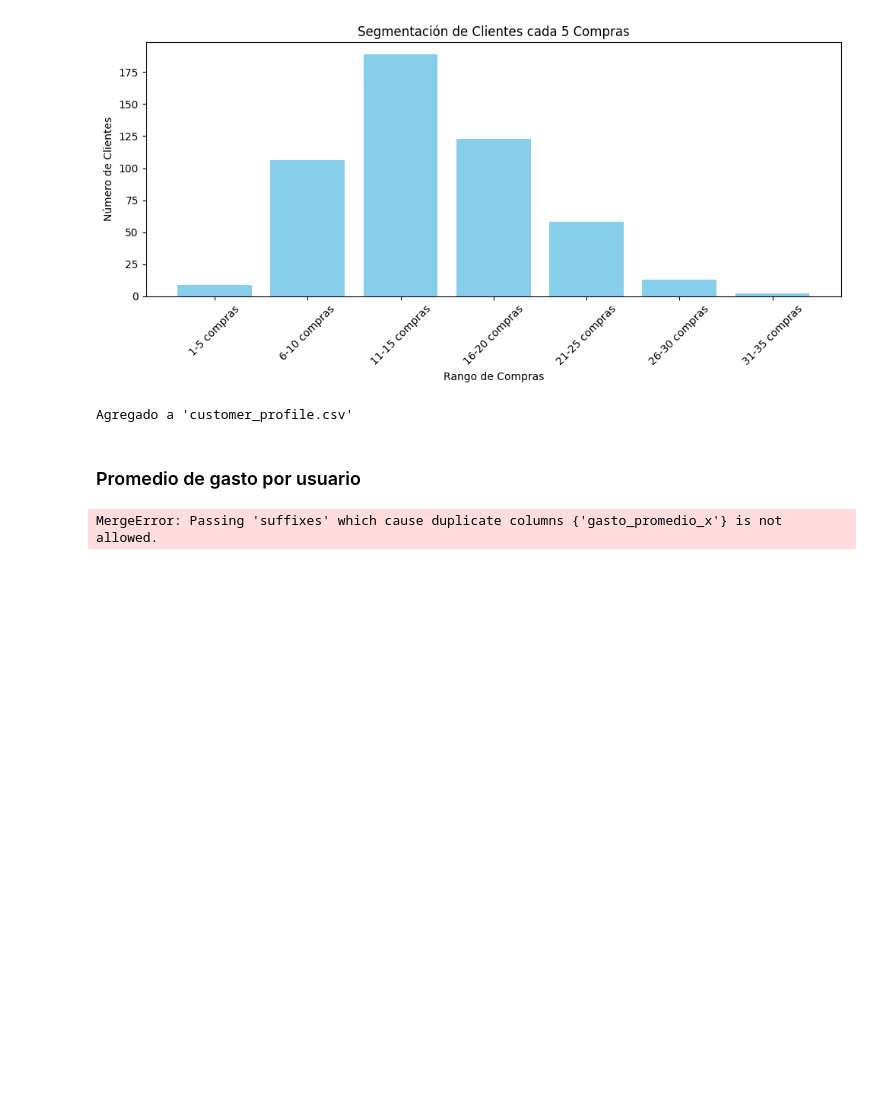
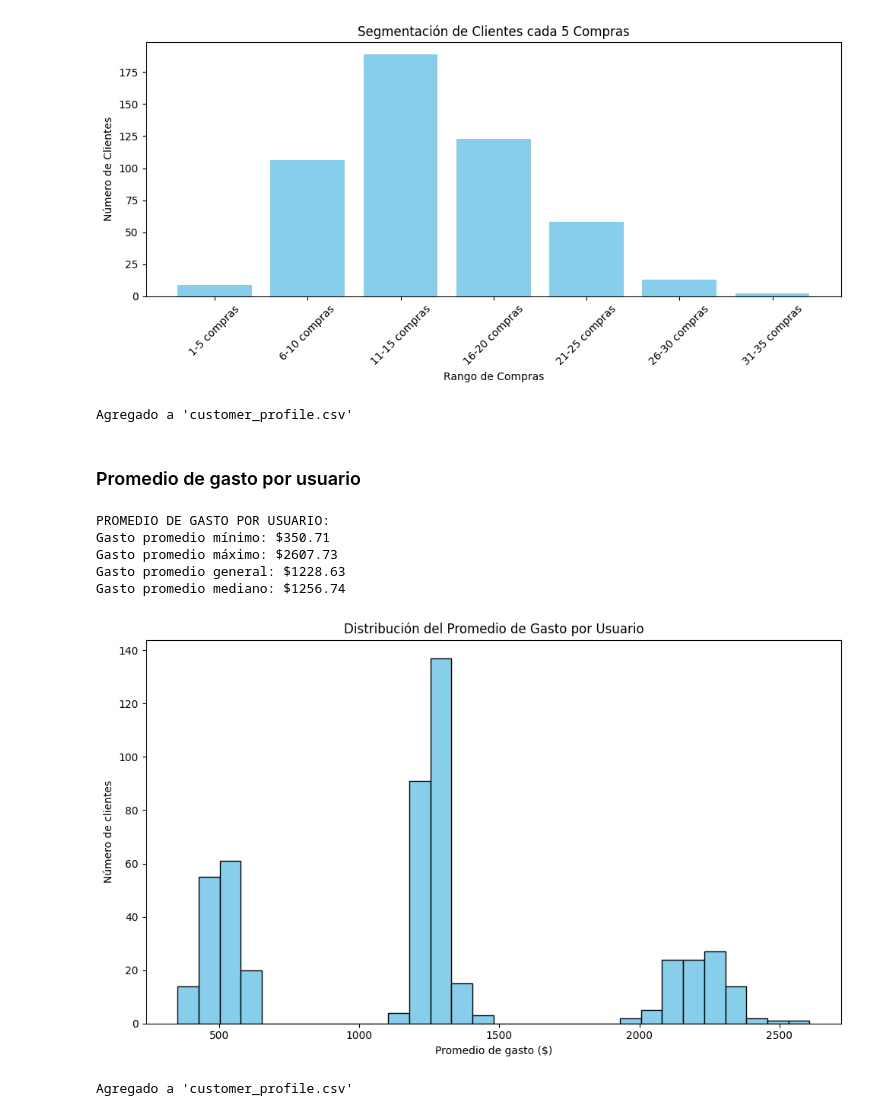
Before and after one commit to marflowersmar/ML25_MD_2025, a Jupyter notebook: src/ml25/P01_avance/Analisis_exploratorio.ipynb, the cells around one changed output. Drawn from its saved outputs; the diff is of its cells as text; code cells hidden in the pictures; blank space fills up the shorter version.

```diff
--- a/src/ml25/P01_avance/Analisis_exploratorio.ipynb
+++ b/src/ml25/P01_avance/Analisis_exploratorio.ipynb
@@ -170,31 +167,39 @@ Agregado a 'customer_profile.csv'
 ### Promedio de gasto por usuario
 # %%
 # Gasto promedio por cliente
-avg_spending = df.groupby('customer_id')['item_price'].mean().reset_index()
-avg_spending.columns = ['customer_id','gasto_promedio']
+avg_spending = (df.groupby('customer_id')['item_price']
+                  .mean().reset_index()
+                  .rename(columns={'item_price':'gasto_promedio'}))
 
 # Unir al perfil
+customer_profile = customer_profile.drop(columns=[c for c in customer_profile.columns if c.startswith('gasto_promedio')], errors='ignore')
 customer_profile = customer_profile.merge(avg_spending, on='customer_id', how='left')
+customer_profile['gasto_promedio'] = customer_profile['gasto_promedio'].fillna(0.0)
 
-# Reemplazar valores vacíos
-customer_profile['gasto_promedio'] = customer_profile['gasto_promedio'].fillna(0)
-
+# Estadísticas
 print("PROMEDIO DE GASTO POR USUARIO:")
 print(f"Gasto promedio mínimo: ${customer_profile['gasto_promedio'].min():.2f}")
 print(f"Gasto promedio máximo: ${customer_profile['gasto_promedio'].max():.2f}")
 print(f"Gasto promedio general: ${customer_profile['gasto_promedio'].mean():.2f}")
 print(f"Gasto promedio mediano: ${customer_profile['gasto_promedio'].median():.2f}")
 
-# Histograma
+# Gráfico de distribución
 plt.figure(figsize=(10,6))
-plt.hist(customer_profile['gasto_promedio'], bins=20, color='skyblue', edgecolor='black')
+plt.hist(customer_profile['gasto_promedio'], bins=30, color='skyblue', edgecolor='black')
 plt.title('Distribución del Promedio de Gasto por Usuario')
 plt.xlabel('Promedio de gasto ($)')
 plt.ylabel('Número de clientes')
+plt.tight_layout()
 plt.show()
 
-# Guardar
+# Guardar CSV
 customer_profile.to_csv("customer_profile.csv", index=False)
 print("\nAgregado a 'customer_profile.csv'")
 # %% [output]
-MergeError: Passing 'suffixes' which cause duplicate columns {'gasto_promedio_x'} is not allowed.
+PROMEDIO DE GASTO POR USUARIO:
+Gasto promedio mínimo: $350.71
+Gasto promedio máximo: $2607.73
+Gasto promedio general: $1228.63
+Gasto promedio mediano: $1256.74
+[figure, added]
+Agregado a 'customer_profile.csv'
```
Also changed, not shown: parts of 26 cells of this notebook, 1 other file.
